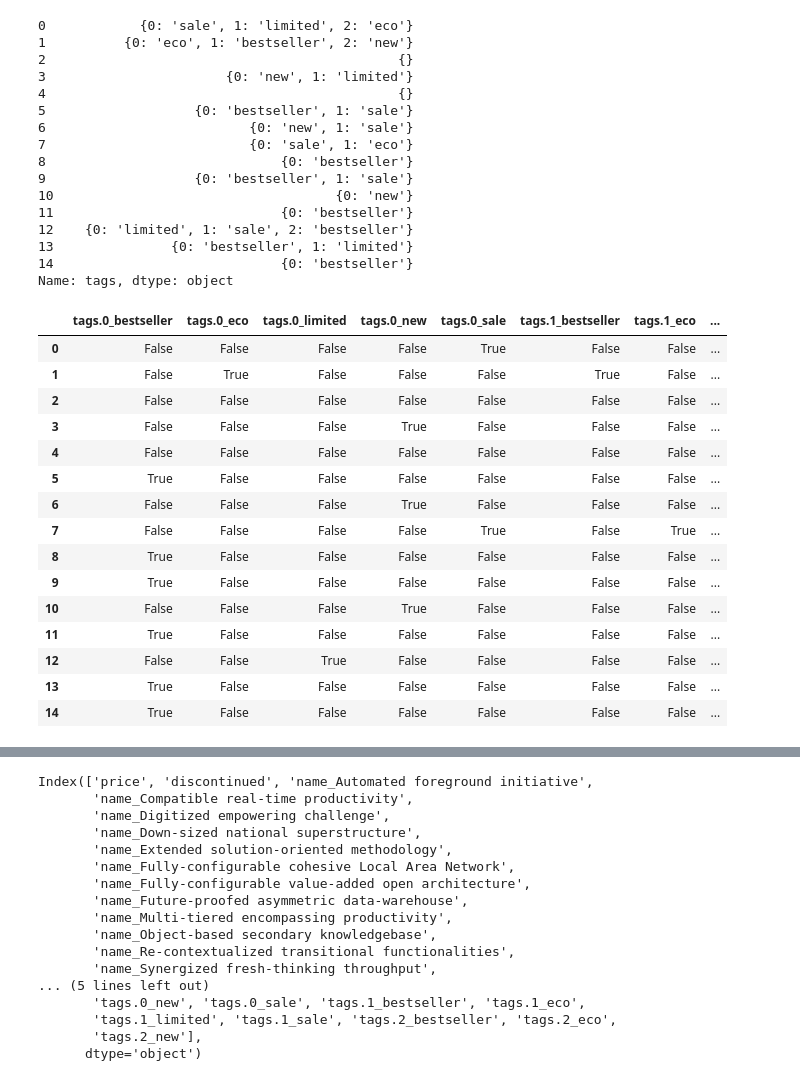
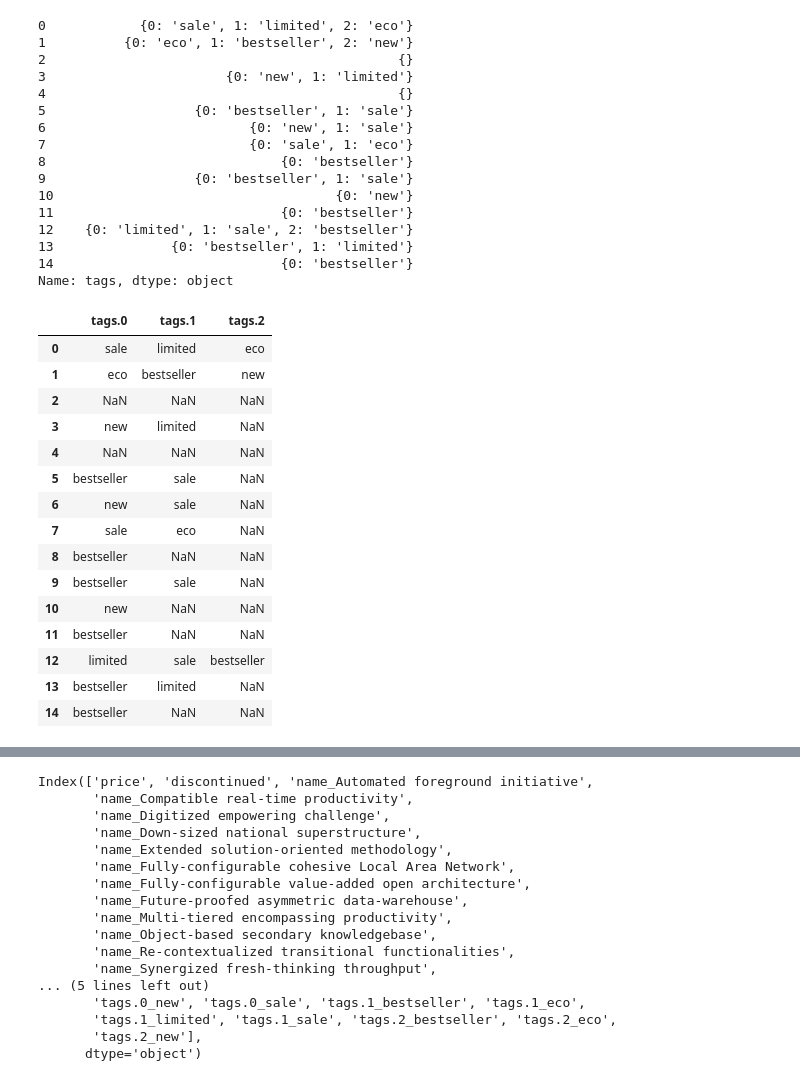
Before and after one commit to turnbullfordsdt/Main-DSDT-Example-Repo, a Jupyter notebook: Data Science/flattening_data.ipynb, the cells around one changed output, grey strips where cells are left out. Saved outputs shown, nothing was run; the diff lists cells and outputs as text; code cells hidden in the pictures.

```diff
--- a/Data Science/flattening_data.ipynb
+++ b/Data Science/flattening_data.ipynb
@@ -85,27 +85,25 @@ Name: tags, dtype: object
 # %%
 from pandas import json_normalize
 flattened_subframe = json_normalize(dictified_column).add_prefix('tags.')
-# %%
-ohe_fs = get_dummies(flattened_subframe)
-
-ohe_fs
-# %% [output]
-|  | tags.0_bestseller | tags.0_eco | tags.0_limited | tags.0_new | tags.0_sale | tags.1_bestseller | tags.1_eco | ... |
-| 0 | False | False | False | False | True | False | False | ... |
-| 1 | False | True | False | False | False | True | False | ... |
-| 2 | False | False | False | False | False | False | False | ... |
-| 3 | False | False | False | True | False | False | False | ... |
-| 4 | False | False | False | False | False | False | False | ... |
-| 5 | True | False | False | False | False | False | False | ... |
-| 6 | False | False | False | True | False | False | False | ... |
-| 7 | False | False | False | False | True | False | True | ... |
-| 8 | True | False | False | False | False | False | False | ... |
-| 9 | True | False | False | False | False | False | False | ... |
-| 10 | False | False | False | True | False | False | False | ... |
-| 11 | True | False | False | False | False | False | False | ... |
-| 12 | False | False | True | False | False | False | False | ... |
-| 13 | True | False | False | False | False | False | False | ... |
-| 14 | True | False | False | False | False | False | False | ... |
+# %%
+flattened_subframe
+# %% [output]
+|  | tags.0 | tags.1 | tags.2 |
+| 0 | sale | limited | eco |
+| 1 | eco | bestseller | new |
+| 2 | NaN | NaN | NaN |
+| 3 | new | limited | NaN |
+| 4 | NaN | NaN | NaN |
+| 5 | bestseller | sale | NaN |
+| 6 | new | sale | NaN |
+| 7 | sale | eco | NaN |
+| 8 | bestseller | NaN | NaN |
+| 9 | bestseller | sale | NaN |
+| 10 | new | NaN | NaN |
+| 11 | bestseller | NaN | NaN |
+| 12 | limited | sale | bestseller |
+| 13 | bestseller | limited | NaN |
+| 14 | bestseller | NaN | NaN |
 # %%
 columns_of_fsf = flattened_subframe.columns
 dataset[columns_of_fsf] = flattened_subframe
```
Also changed, not shown: parts of 4 cells of this notebook, 3 other files.
